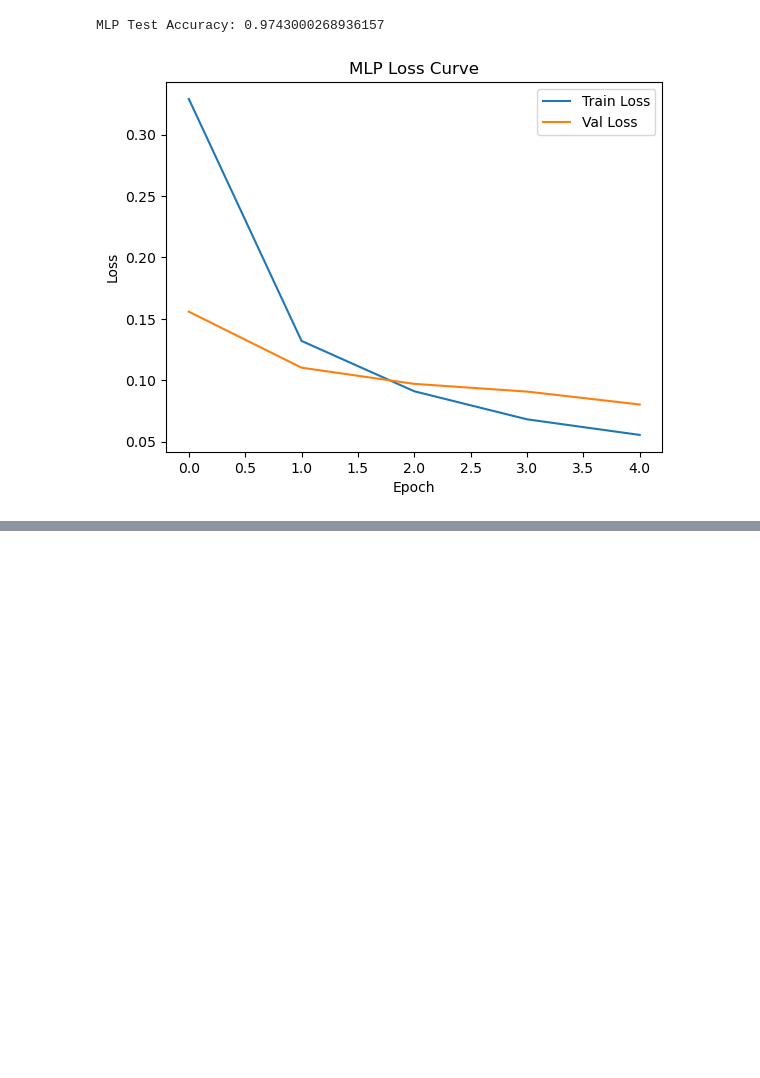
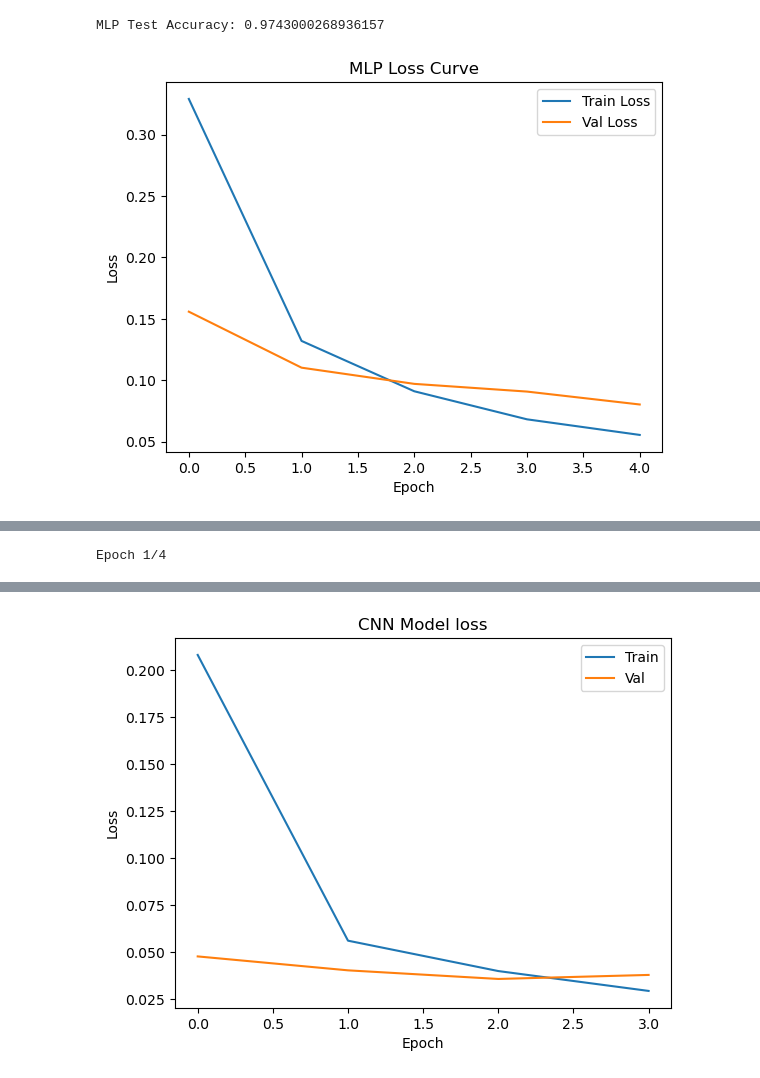
Before and after one commit to MINDS-edu/The-5th-POSTECH-Youth-Mathematical-Artificial-Intelligence-Academy, a Jupyter notebook: PYMAIA5_day3_CNN_실습.ipynb, the cells around one changed output, grey strips where cells are left out. Drawn from its saved outputs; the diff is of its cells as text; code cells hidden in the pictures; blank space fills up the shorter version.

```diff
--- a/PYMAIA5_day3_CNN_실습.ipynb
+++ b/PYMAIA5_day3_CNN_실습.ipynb
@@ -409,0 +307,75 @@ for im in range(3):
+# %%
+import numpy as np
+import matplotlib.pyplot as plt
+
+from tensorflow.keras.datasets import mnist
+from tensorflow.keras.models import Sequential
+from tensorflow.keras.layers import Conv2D, MaxPooling2D, Flatten, Dense
+from tensorflow.keras.utils import to_categorical
+
+# 1) 데이터 불러오기 (MNIST)
+(x_train, y_train), (x_test, y_test) = mnist.load_data()
+
+# 2) CNN 입력 형태에 맞게 전처리 (28, 28, 1) + 정규화
+x_train = x_train.astype('float32') / 255.0
+x_test  = x_test.astype('float32')  / 255.0
+
+x_train = x_train.reshape(-1, 28, 28, 1)
+x_test  = x_test.reshape(-1, 28, 28, 1)
+
+# 3) 레이블을 one-hot 벡터로 변환 (0~9 → 길이 10짜리 벡터)
+y_train = to_categorical(y_train, 10)
+y_test  = to_categorical(y_test, 10)
+
+# 4) CNN 모델 정의
+model = Sequential()
+# 첫 번째 합성곱 층: 3x3 필터 32개, ReLU 활성화
+model.add(Conv2D(32, kernel_size=(3, 3),
+                 activation='relu',
+                 input_shape=(28, 28, 1)))
+# 2x2 맥스 풀링
+model.add(MaxPooling2D(pool_size=(2, 2)))
+
+# 두 번째 합성곱 층: 3x3 필터 64개, ReLU
+model.add(Conv2D(64, kernel_size=(3, 3), activation='relu'))
+# 다시 2x2 맥스 풀링
+model.add(MaxPooling2D(pool_size=(2, 2)))
+
+# 특징맵을 1차원으로 펼치기
+model.add(Flatten())
+
+# 완전연결층 128개 노드 + ReLU
+model.add(Dense(128, activation='relu'))
+
+# 출력층: 10개 노드 + softmax (0~9 확률)
+model.add(Dense(10, activation='softmax'))
+
+# 5) 모델 컴파일: 다중 클래스 분류 → categorical_crossentropy
+model.compile(loss='categorical_crossentropy',
+              optimizer='adam',
+              metrics=['accuracy'])
+
+# 6) 모델 학습
+history = model.fit(
+    x_train, y_train,
+    epochs=4,
+    batch_size=128,
+    validation_data=(x_test, y_test),
+    verbose=1
+)
+
+# 7) 테스트 데이터로 최종 성능 평가
+loss, accuracy = model.evaluate(x_test, y_test, verbose=0)
+print('Test Loss:', loss)
+print('Test Accuracy:', accuracy)
+
+# 8) 학습 과정에서의 loss 변화 그리기
+plt.plot(history.history['loss'])
+plt.plot(history.history['val_loss'])
+plt.title('CNN Model loss')
+plt.ylabel('Loss')
+plt.xlabel('Epoch')
+plt.legend(['Train', 'Val'], loc='upper right')
+plt.show()
+# %% [output]
+Epoch 1/4
@@ -409,0 +399 @@ for im in range(3):
+[figure, added]
```
Also changed, not shown: parts of 19 cells of this notebook.
